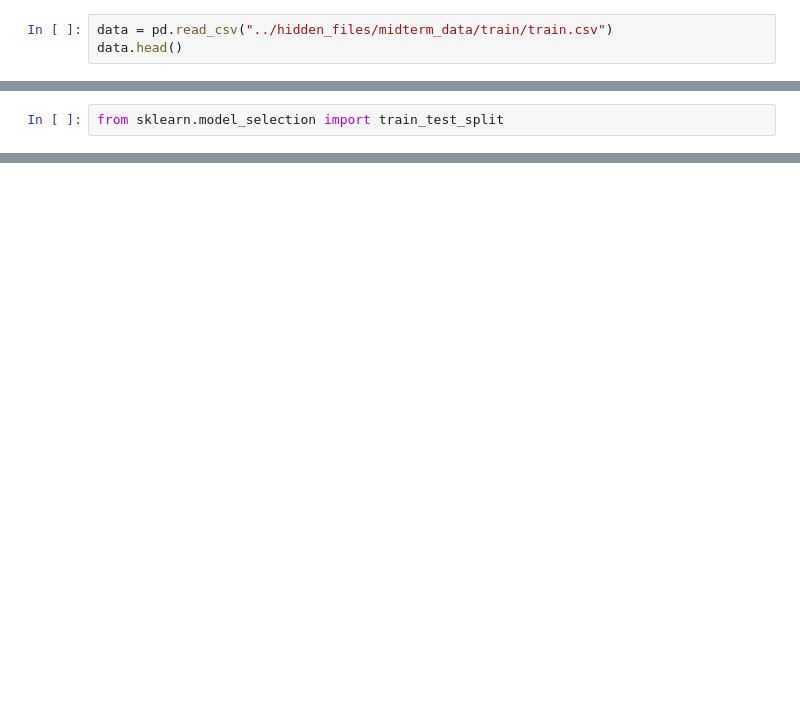
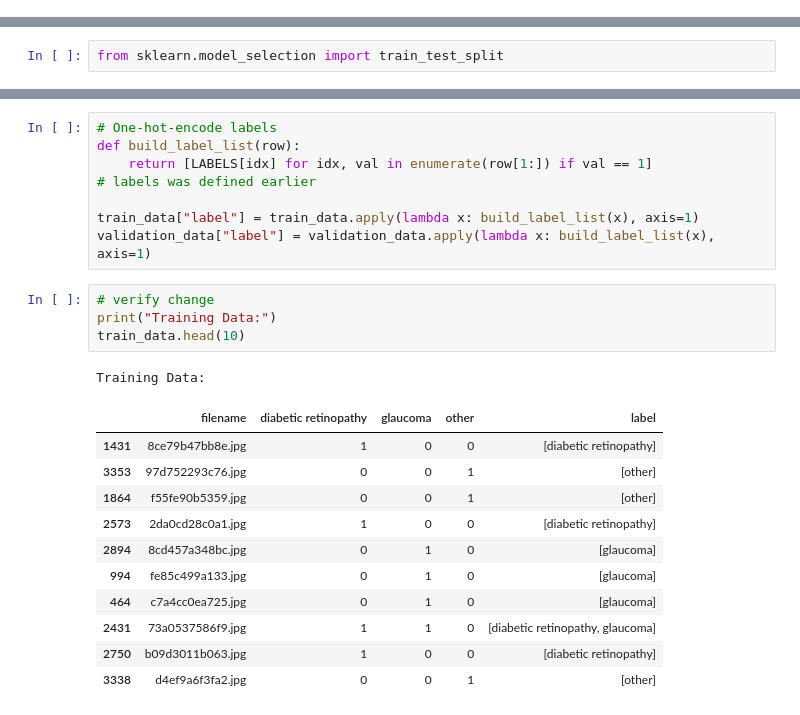
Before and after one commit to ChristianSAW/Fourthbrain, a Jupyter notebook: midterms/ML_for_Computer_Vision.ipynb, the cells around one changed output, grey strips where cells are left out. Cells and saved outputs as stored; diff of their text form; blank space fills up the shorter version.

```diff
--- a/midterms/ML_for_Computer_Vision.ipynb
+++ b/midterms/ML_for_Computer_Vision.ipynb
@@ -143,3 +279,0 @@ print(os.listdir("../hidden_files/midterm_data/train"))
-# %%
-data = pd.read_csv("../hidden_files/midterm_data/train/train.csv")
-data.head()
@@ -273,0 +365,24 @@ train_data, validation_data = train_test_split(data, test_size=0.3, random_state
+# %%
+# One-hot-encode labels
+def build_label_list(row):
+    return [LABELS[idx] for idx, val in enumerate(row[1:]) if val == 1]                 # labels was defined earlier
+
+train_data["label"] = train_data.apply(lambda x: build_label_list(x), axis=1)
+validation_data["label"] = validation_data.apply(lambda x: build_label_list(x), axis=1)
+# %%
+# verify change
+print("Training Data:")
+train_data.head(10)
+# %% [output]
+Training Data:
+|  | filename | diabetic retinopathy | glaucoma | other | label |
+| 1431 | 8ce79b47bb8e.jpg | 1 | 0 | 0 | [diabetic retinopathy] |
+| 3353 | 97d752293c76.jpg | 0 | 0 | 1 | [other] |
+| 1864 | f55fe90b5359.jpg | 0 | 0 | 1 | [other] |
+| 2573 | 2da0cd28c0a1.jpg | 1 | 0 | 0 | [diabetic retinopathy] |
+| 2894 | 8cd457a348bc.jpg | 0 | 1 | 0 | [glaucoma] |
+| 994 | fe85c499a133.jpg | 0 | 1 | 0 | [glaucoma] |
+| 464 | c7a4cc0ea725.jpg | 0 | 1 | 0 | [glaucoma] |
+| 2431 | 73a0537586f9.jpg | 1 | 1 | 0 | [diabetic retinopathy, glaucoma] |
+| 2750 | b09d3011b063.jpg | 1 | 0 | 0 | [diabetic retinopathy] |
+| 3338 | d4ef9a6f3fa2.jpg | 0 | 0 | 1 | [other] |
```
Also changed, not shown: parts of 56 cells of this notebook, 1 other file.
